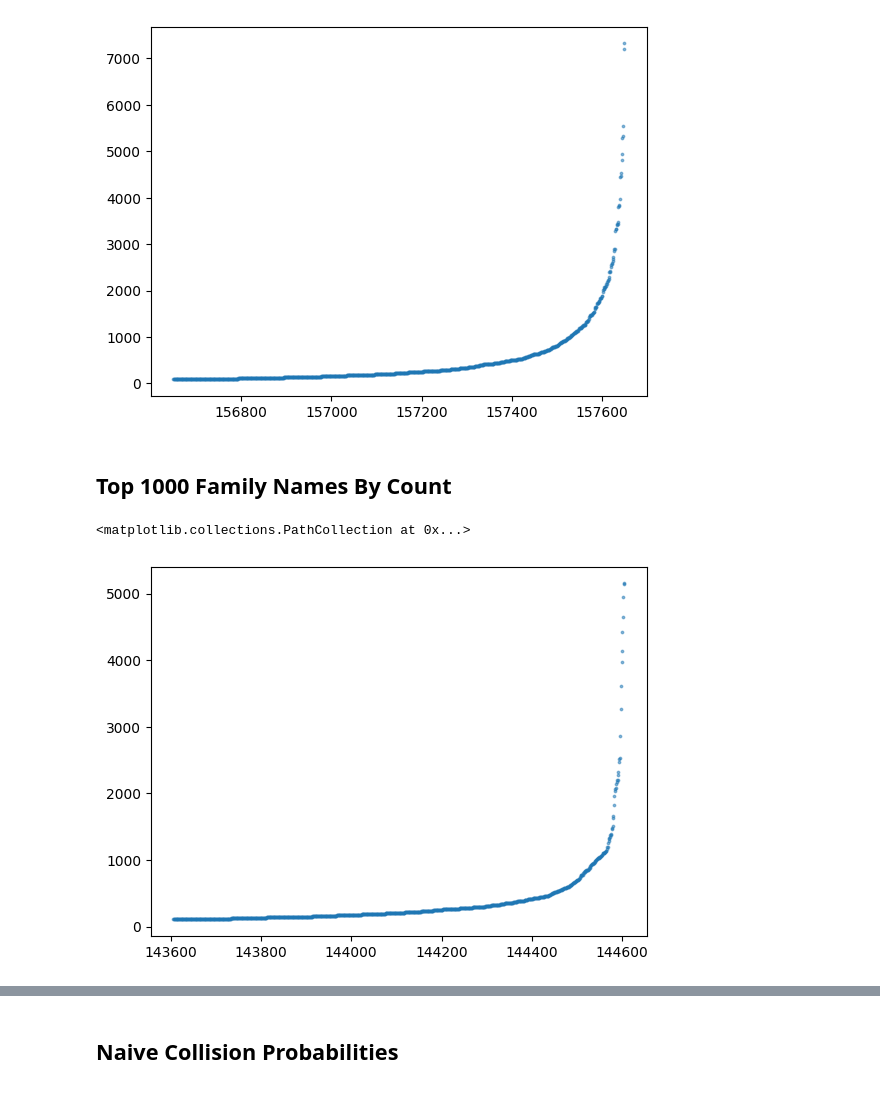
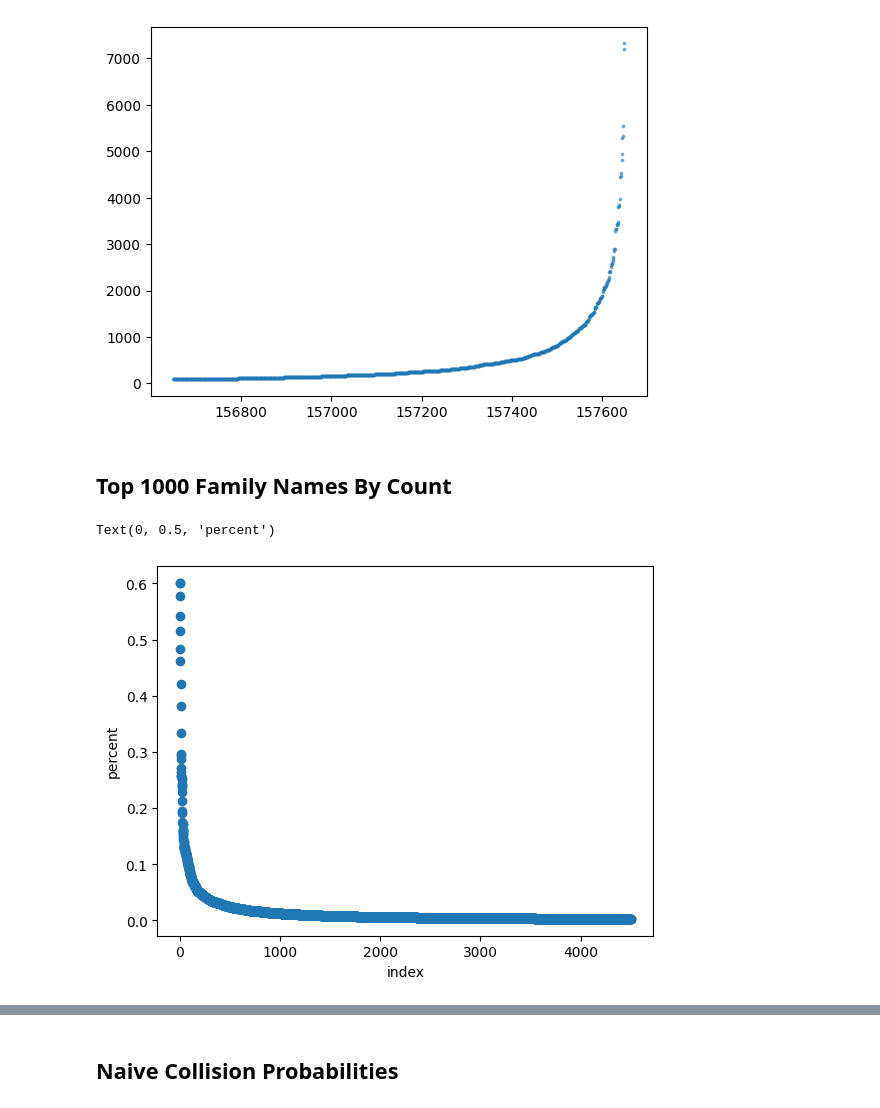
Before and after one commit to Hauteclere/QUT_talks, a Jupyter notebook: data_prep_space.ipynb, the cells around one changed output, grey strips where cells are left out. Drawn from its saved outputs; the diff is of its cells as text; code cells hidden in the pictures.

```diff
--- a/data_prep_space.ipynb
+++ b/data_prep_space.ipynb
@@ -130,23 +130,27 @@ plt.scatter(
 # %%
 display(Markdown("## Top 1000 Family Names By Count"))
 family_counts = defaultdict(lambda: 0)
 
 for name in family_names:
     if bool(re.sub(char_regex, '', name.lower())):
         family_counts[re.sub(char_regex, '', name.lower())]+=1
 
-family_counts = [(index, item[1]) for index, item in enumerate(sorted(list(family_counts.items()), key=lambda item: item[1]))][-1000:]
+total_families = sum(family_counts.values())
+
+family_counts = [(index, item[1]) for index, item in enumerate(sorted(list(family_counts.items()), key=lambda item: item[1], reverse=True))][:4500]
 
 plt.scatter(
     [x[0] for x in family_counts],
-    [y[1] for y in family_counts],
-    alpha=0.5,
-    s=3
+    [100*y[1]/total_families for y in family_counts],
+
 )
+
+plt.xlabel("index")
+plt.ylabel("percent")
 # %% [output]
 ## Top 1000 Family Names By Count
-<matplotlib.collections.PathCollection at 0x...>
+Text(0, 0.5, 'percent')
-[figure, old version]
+[figure, new version]
 # %%
 birthday_dict = defaultdict(lambda: set())
 
```
Also changed, not shown: parts of 3 cells of this notebook, 3 other files.
